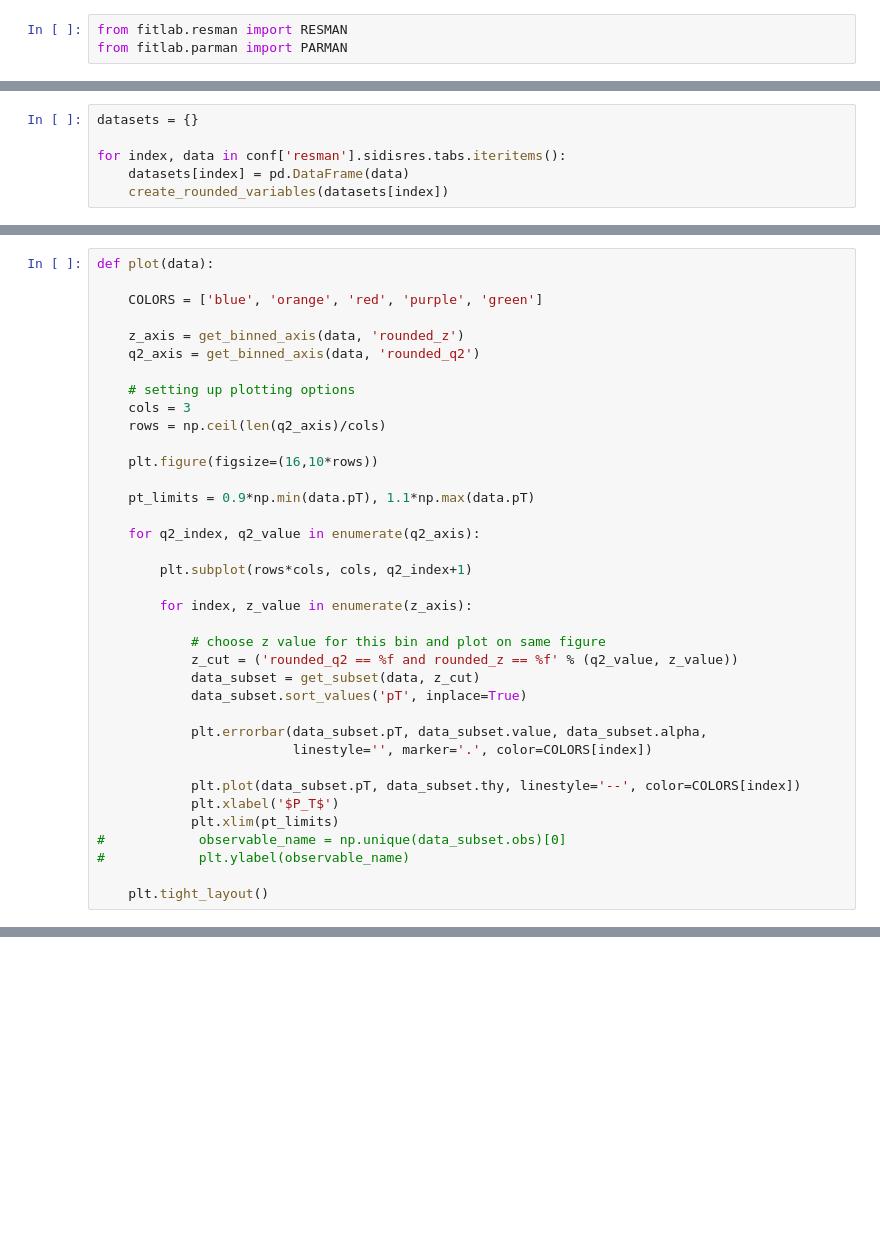
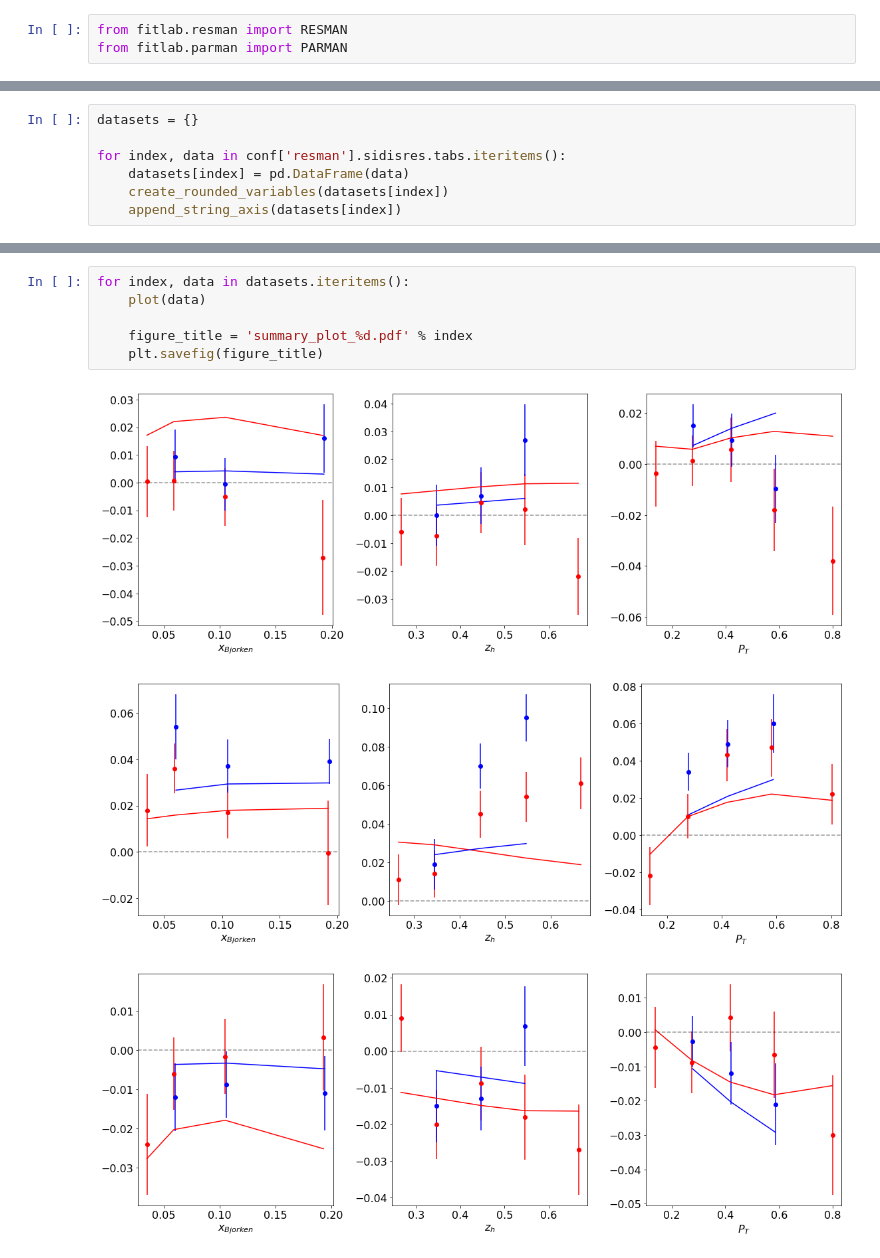
Before and after one commit to zack0179/transfer, a Jupyter notebook: fitlab/notebooks/boermulders-v2.ipynb, the cells around one changed output, grey strips where cells are left out. Cells and saved outputs as stored; diff of their text form; blank space fills up the shorter version.

Commit message:
Adding datasets

```diff
--- a/fitlab/notebooks/boermulders-v2.ipynb
+++ b/fitlab/notebooks/boermulders-v2.ipynb
@@ -55,3 +46,4 @@ datasets = {}
 for index, data in conf['resman'].sidisres.tabs.iteritems():
     datasets[index] = pd.DataFrame(data)
     create_rounded_variables(datasets[index])
+    append_string_axis(datasets[index])
@@ -101,37 +56,0 @@ plt.errorbar(data_subset.pT, data_subset.value, data_subset.alpha, linestyle='',
-# %%
-def plot(data):
-
-    COLORS = ['blue', 'orange', 'red', 'purple', 'green']
-
-    z_axis = get_binned_axis(data, 'rounded_z')
-    q2_axis = get_binned_axis(data, 'rounded_q2')
-
-    # setting up plotting options
-    cols = 3
-    rows = np.ceil(len(q2_axis)/cols)
-
-    plt.figure(figsize=(16,10*rows))
-
-    pt_limits = 0.9*np.min(data.pT), 1.1*np.max(data.pT)
-
-    for q2_index, q2_value in enumerate(q2_axis):
-
-        plt.subplot(rows*cols, cols, q2_index+1)
-
-        for index, z_value in enumerate(z_axis):
-
-            # choose z value for this bin and plot on same figure
-            z_cut = ('rounded_q2 == %f and rounded_z == %f' % (q2_value, z_value))
-            data_subset = get_subset(data, z_cut)
-            data_subset.sort_values('pT', inplace=True)
-
-            plt.errorbar(data_subset.pT, data_subset.value, data_subset.alpha,
-                         linestyle='', marker='.', color=COLORS[index])
-
-            plt.plot(data_subset.pT, data_subset.thy, linestyle='--', color=COLORS[index])
-            plt.xlabel('$P_T$')
-            plt.xlim(pt_limits)
-#            observable_name = np.unique(data_subset.obs)[0]
-#            plt.ylabel(observable_name)
-
-    plt.tight_layout()
@@ -147,0 +125,10 @@ for d in sets:
+# %%
+for index, data in datasets.iteritems():
+    plot(data)
+
+    figure_title = 'summary_plot_%d.pdf' % index
+    plt.savefig(figure_title)
+# %% [output]
+[figure, added]
+[figure, added]
+[figure, added]
```
Also changed, not shown: parts of 13 cells of this notebook, 24 other files.
